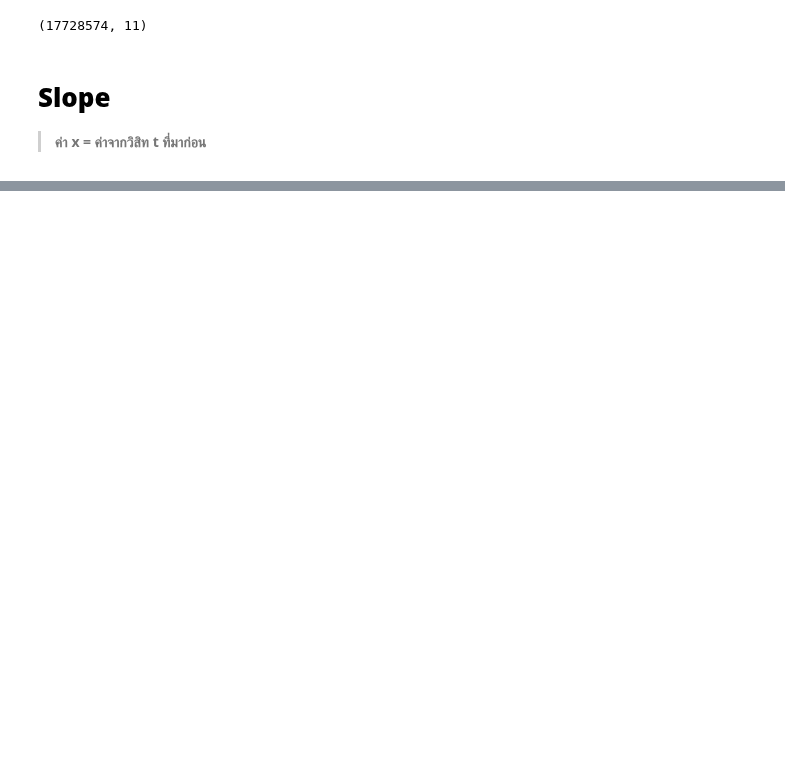
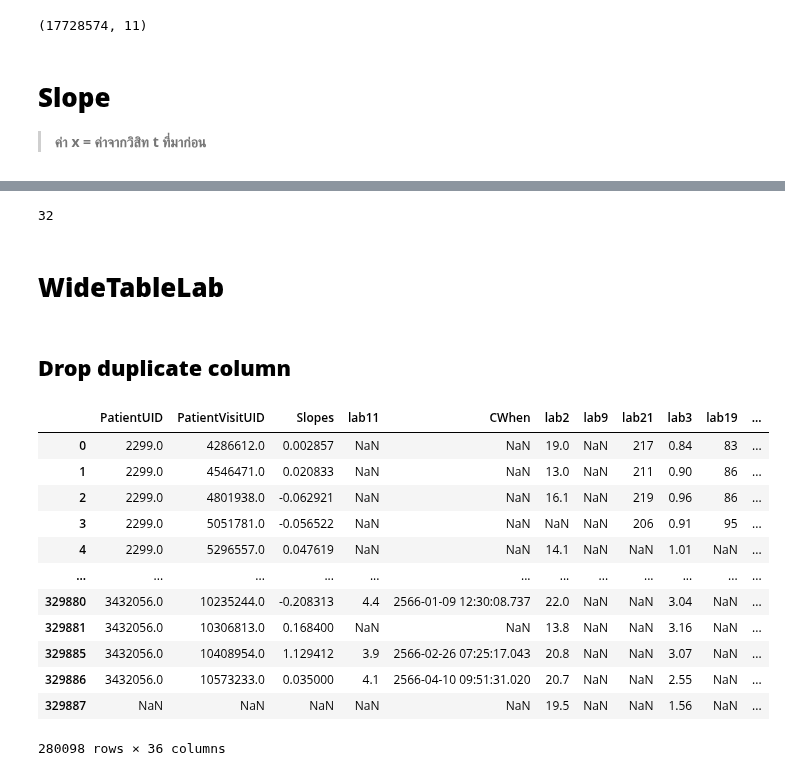
Before and after one commit to nxxk23/PROJECT, a Jupyter notebook: FileLab.ipynb, the cells around one changed output, grey strips where cells are left out. Drawn from its saved outputs; the diff is of its cells as text; code cells hidden in the pictures; blank space fills up the shorter version.

Commit message:
WideTable: lab1-lab32

```diff
--- a/FileLab.ipynb
+++ b/FileLab.ipynb
@@ -85,9 +67,0 @@ Index(['LabNo', 'PatientUID', 'PatientVisitUID', 'Location', 'RequestItemName',
-# %%
-# Filter lab data based on indices in LabSummaryDF
-lab1 = LabSummaryDF[LabSummaryDF.index.isin(lab.index[[3, 129, 185, 312]])] # Using indices 1 and 3 from LabSummaryDF
-
-# Create the BUN list containing ResultItemName values
-BUN = lab1['ResultItemName'].tolist()
-
-# Use .loc to update values in the ResultItemName column
-lab.loc[lab['ResultItemName'].isin(BUN), 'ResultItemName'] = 'BUN'
@@ -116,0 +150,6 @@ data['lab1'] = lab1
+# %%
+# Create a list of all the lab result names that were updated
+updated_result_names = list(mapping.keys())
+
+# Filter the lab DataFrame to keep only the rows with 'ResultItemName' in the updated names list
+lab = lab[lab['ResultItemName'].isin(updated_result_names)]
@@ -116,0 +160,51 @@ data['lab1'] = lab1
+# %%
+lab['ResultItemName'].nunique()
+# %% [output]
+32
+# %% [markdown]
+# **WideTableLab**
+# %%
+# Initialize a dictionary to store the vital values
+lab_dict = {}
+
+# Iterate through unique ResultItemName values
+for result_item in lab['ResultItemName'].unique():
+    # Filter vital DataFrame for the current result_item
+    subset_lab = lab[lab['ResultItemName'] == result_item]
+
+    # Merge the subset_lab with data on PatientUID and PatientVisitUID
+    merged_data = pd.merge(data, subset_lab[['PatientUID', 'PatientVisitUID', 'ResultValue', 'CWhen']], on=['PatientUID', 'PatientVisitUID'], how='left')
+
+    # Rename the ResultValue column to match the result_item
+    merged_data.rename(columns={'ResultValue': result_item}, inplace=True)
+
+    # Update the lab_dict with the result_item as the key and merged_data as the value
+    lab_dict[result_item] = merged_data
+
+# Concatenate the dictionary values to get the final result
+final_result = pd.concat(lab_dict.values(), axis=1)
+
+# Drop duplicate columns (except for 'PatientUID', 'PatientVisitUID', and 'Slopes')
+final_result = final_result.loc[:, ~final_result.columns.duplicated()]
+# %% [markdown]
+## **Drop duplicate column**
+# %%
+# Sort data by 'CWhen' in descending order within each patient's visit and keep the latest visit row
+final_result.sort_values(by=['PatientUID', 'PatientVisitUID', 'CWhen'], ascending=[True, True, False], inplace=True)
+final_result.drop_duplicates(subset=['PatientUID', 'PatientVisitUID'], keep='first', inplace=True)
+# %%
+final_result
+# %% [output]
+|  | PatientUID | PatientVisitUID | Slopes | lab11 | CWhen | lab2 | lab9 | lab21 | lab3 | lab19 | ... |
+| 0 | 2299.0 | 4286612.0 | 0.002857 | NaN | NaN | 19.0 | NaN | 217 | 0.84 | 83 | ... |
+| 1 | 2299.0 | 4546471.0 | 0.020833 | NaN | NaN | 13.0 | NaN | 211 | 0.90 | 86 | ... |
+| 2 | 2299.0 | 4801938.0 | -0.062921 | NaN | NaN | 16.1 | NaN | 219 | 0.96 | 86 | ... |
+| 3 | 2299.0 | 5051781.0 | -0.056522 | NaN | NaN | NaN | NaN | 206 | 0.91 | 95 | ... |
+| 4 | 2299.0 | 5296557.0 | 0.047619 | NaN | NaN | 14.1 | NaN | NaN | 1.01 | NaN | ... |
+| ... | ... | ... | ... | ... | ... | ... | ... | ... | ... | ... | ... |
+| 329880 | 3432056.0 | 10235244.0 | -0.208313 | 4.4 | 2566-01-09 12:30:08.737 | 22.0 | NaN | NaN | 3.04 | NaN | ... |
+| 329881 | 3432056.0 | 10306813.0 | 0.168400 | NaN | NaN | 13.8 | NaN | NaN | 3.16 | NaN | ... |
+| 329885 | 3432056.0 | 10408954.0 | 1.129412 | 3.9 | 2566-02-26 07:25:17.043 | 20.8 | NaN | NaN | 3.07 | NaN | ... |
+| 329886 | 3432056.0 | 10573233.0 | 0.035000 | 4.1 | 2566-04-10 09:51:31.020 | 20.7 | NaN | NaN | 2.55 | NaN | ... |
+| 329887 | NaN | NaN | NaN | NaN | NaN | 19.5 | NaN | NaN | 1.56 | NaN | ... |
+280098 rows × 36 columns
```
Also changed, not shown: parts of 22 cells of this notebook.
